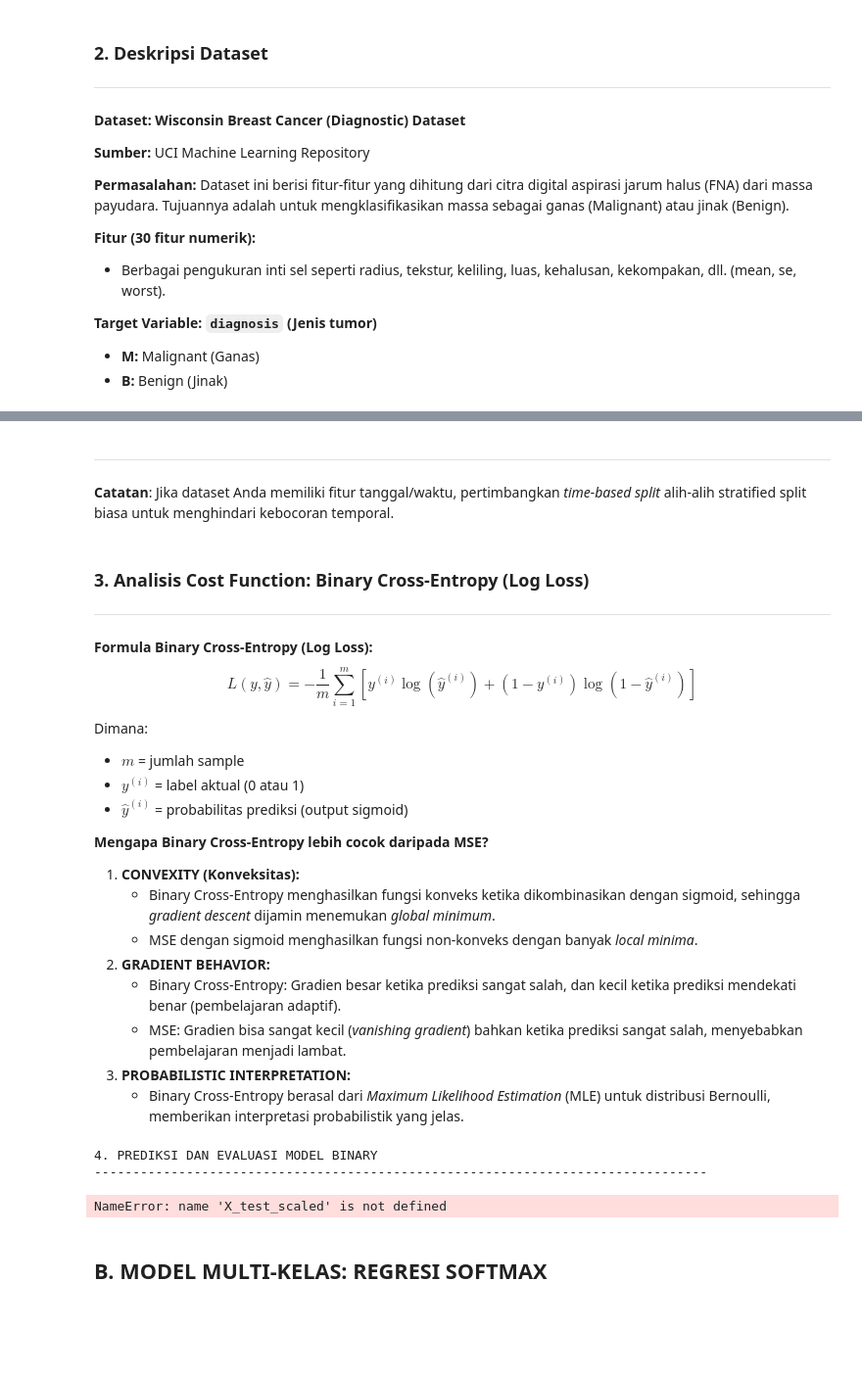
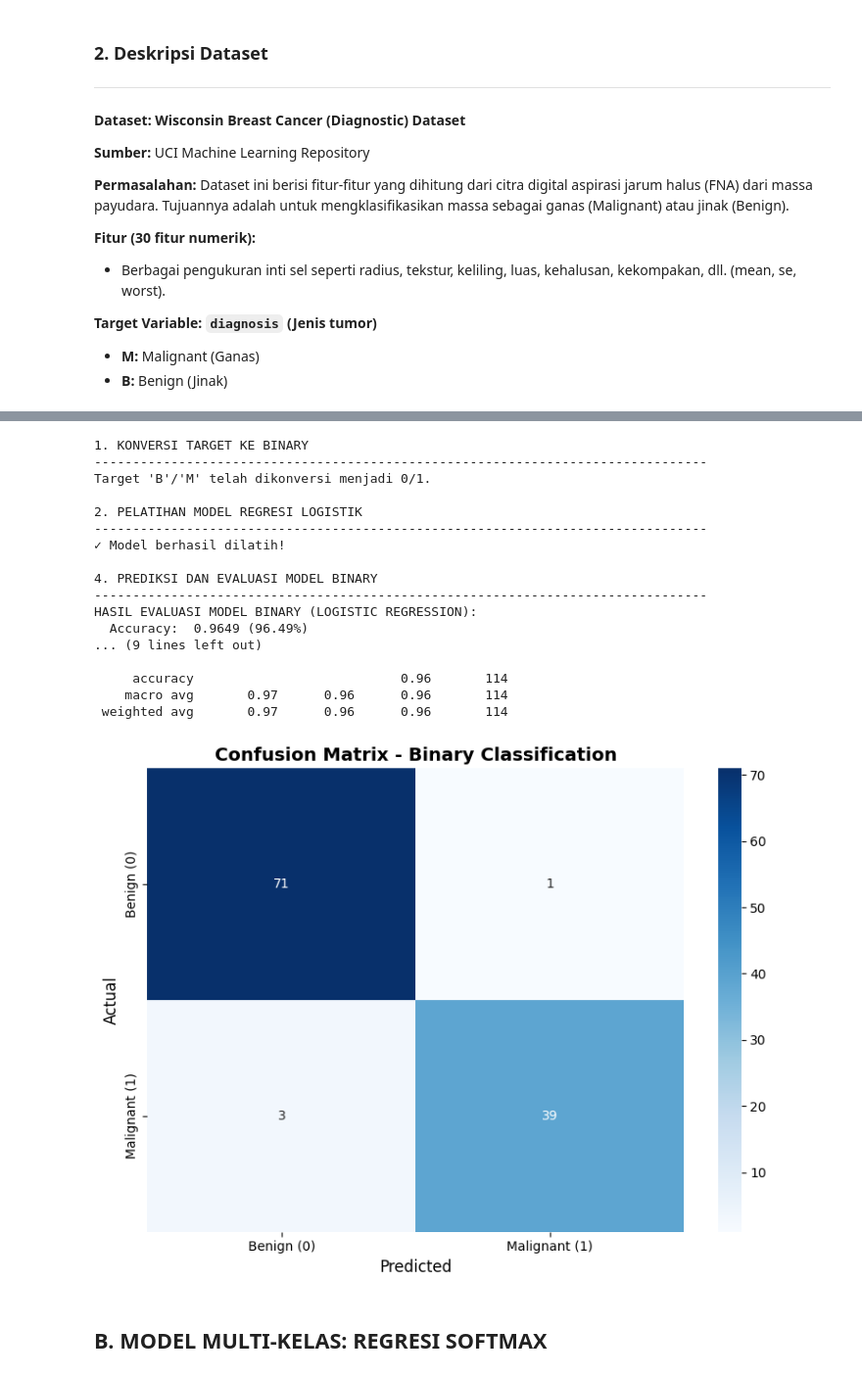
Before and after one commit to wangga03/Tugas-PMA, a Jupyter notebook: TUGAS2_KELOMPOK3.ipynb, the cells around one changed output, grey strips where cells are left out. Shown at 98% size. Saved outputs shown, nothing was run; the diff lists cells and outputs as text; code cells hidden in the pictures; blank space fills up the shorter version.

```diff
--- a/TUGAS2_KELOMPOK3.ipynb
+++ b/TUGAS2_KELOMPOK3.ipynb
@@ -358,67 +143,73 @@ NameError: name 'X_train_scaled' is not defined
-# %% [markdown]
----
-**Catatan**: Jika dataset Anda memiliki fitur tanggal/waktu, pertimbangkan *time-based split* alih-alih stratified split biasa untuk menghindari kebocoran temporal.
-# %% [markdown]
-### 3. Analisis Cost Function: Binary Cross-Entropy (Log Loss)
----
-
-**Formula Binary Cross-Entropy (Log Loss):**
-$$L(y, \hat{y}) = -\frac{1}{m} \sum_{i=1}^{m} [y^{(i)} \log(\hat{y}^{(i)}) + (1 - y^{(i)}) \log(1 - \hat{y}^{(i)})]$$
-
-Dimana:
-- $m$ = jumlah sample
-- $y^{(i)}$ = label aktual (0 atau 1)
-- $\hat{y}^{(i)}$ = probabilitas prediksi (output sigmoid)
-
-**Mengapa Binary Cross-Entropy lebih cocok daripada MSE?**
-
-1.  **CONVEXITY (Konveksitas):**
-    - Binary Cross-Entropy menghasilkan fungsi konveks ketika dikombinasikan dengan sigmoid, sehingga *gradient descent* dijamin menemukan *global minimum*.
-    - MSE dengan sigmoid menghasilkan fungsi non-konveks dengan banyak *local minima*.
-2.  **GRADIENT BEHAVIOR:**
-    - Binary Cross-Entropy: Gradien besar ketika prediksi sangat salah, dan kecil ketika prediksi mendekati benar (pembelajaran adaptif).
-    - MSE: Gradien bisa sangat kecil (*vanishing gradient*) bahkan ketika prediksi sangat salah, menyebabkan pembelajaran menjadi lambat.
-3.  **PROBABILISTIC INTERPRETATION:**
-    - Binary Cross-Entropy berasal dari *Maximum Likelihood Estimation* (MLE) untuk distribusi Bernoulli, memberikan interpretasi probabilistik yang jelas.
 # %%
-# 4. Prediksi dan Evaluasi Model Binary
+# ============================================================================
+# SEL MODEL BINER LENGKAP (LOGISTIC REGRESSION)
+# ============================================================================
+
+# 1. Konversi Target ke Binary
+print("\n1. KONVERSI TARGET KE BINARY")
+print("-" * 80)
+def convert_to_binary(y_series):
+    return y_series.map({'B': 0, 'M': 1})
+y_train_binary = convert_to_binary(y_train)
+y_test_binary = convert_to_binary(y_test)
+print("Target 'B'/'M' telah dikonversi menjadi 0/1.")
+
+# 2. Pelatihan Model
+print("\n2. PELATIHAN MODEL REGRESI LOGISTIK")
+print("-" * 80)
+logistic_model = LogisticRegression(solver='lbfgs', max_iter=1000, random_state=42)
+logistic_model.fit(X_train_scaled, y_train_binary)
+print("✓ Model berhasil dilatih!")
+
+# 3. Prediksi dan Evaluasi
 print("\n4. PREDIKSI DAN EVALUASI MODEL BINARY")
 print("-" * 80)
-
 y_pred_binary = logistic_model.predict(X_test_scaled)
 
 # Metrik Evaluasi
 accuracy_binary = accuracy_score(y_test_binary, y_pred_binary)
-precision_binary = precision_score(y_test_binary, y_pred_binary, average='binary')
-recall_binary = recall_score(y_test_binary, y_pred_binary, average='binary')
-f1_binary = f1_score(y_test_binary, y_pred_binary, average='binary')
+precision_binary = precision_score(y_test_binary, y_pred_binary)
+recall_binary = recall_score(y_test_binary, y_pred_binary)
+f1_binary = f1_score(y_test_binary, y_pred_binary)
 
 print("HASIL EVALUASI MODEL BINARY (LOGISTIC REGRESSION):")
 print(f"  Accuracy:  {accuracy_binary:.4f} ({accuracy_binary*100:.2f}%)")
 print(f"  Precision: {precision_binary:.4f}")
 print(f"  Recall:    {recall_binary:.4f}")
 print(f"  F1-Score:  {f1_binary:.4f}")
 
 print("\nClassification Report:")
-print(classification_report(y_test_binary, y_pred_binary,
-                          target_names=['Benign (0)', 'Malignant (1)']))
+print(classification_report(y_test_binary, y_pred_binary, target_names=['Benign (0)', 'Malignant (1)']))
 
 # Confusion Matrix
 cm_binary = confusion_matrix(y_test_binary, y_pred_binary)
 plt.figure(figsize=(8, 6))
 sns.heatmap(cm_binary, annot=True, fmt='d', cmap='Blues',
             xticklabels=['Benign (0)', 'Malignant (1)'],
             yticklabels=['Benign (0)', 'Malignant (1)'])
 plt.title('Confusion Matrix - Binary Classification', fontsize=14, fontweight='bold')
 plt.ylabel('Actual', fontsize=12)
 plt.xlabel('Predicted', fontsize=12)
 plt.tight_layout()
-plt.savefig('confusion_matrix_binary.png', dpi=300, bbox_inches='tight')
-print("\n✓ Confusion matrix disimpan: confusion_matrix_binary.png")
 plt.show()
 # %% [output]
+1. KONVERSI TARGET KE BINARY
+--------------------------------------------------------------------------------
+Target 'B'/'M' telah dikonversi menjadi 0/1.
+
+2. PELATIHAN MODEL REGRESI LOGISTIK
+--------------------------------------------------------------------------------
+✓ Model berhasil dilatih!
+
 4. PREDIKSI DAN EVALUASI MODEL BINARY
 --------------------------------------------------------------------------------
+HASIL EVALUASI MODEL BINARY (LOGISTIC REGRESSION):
+  Accuracy:  0.9649 (96.49%)
+... (9 lines left out)
+
+     accuracy                           0.96       114
+    macro avg       0.97      0.96      0.96       114
+ weighted avg       0.97      0.96      0.96       114
-NameError: name 'X_test_scaled' is not defined
+[figure, added]
 # %% [markdown]
 ## B. MODEL MULTI-KELAS: REGRESI SOFTMAX
```
Also changed, not shown: parts of 20 cells of this notebook, 1 other file.
